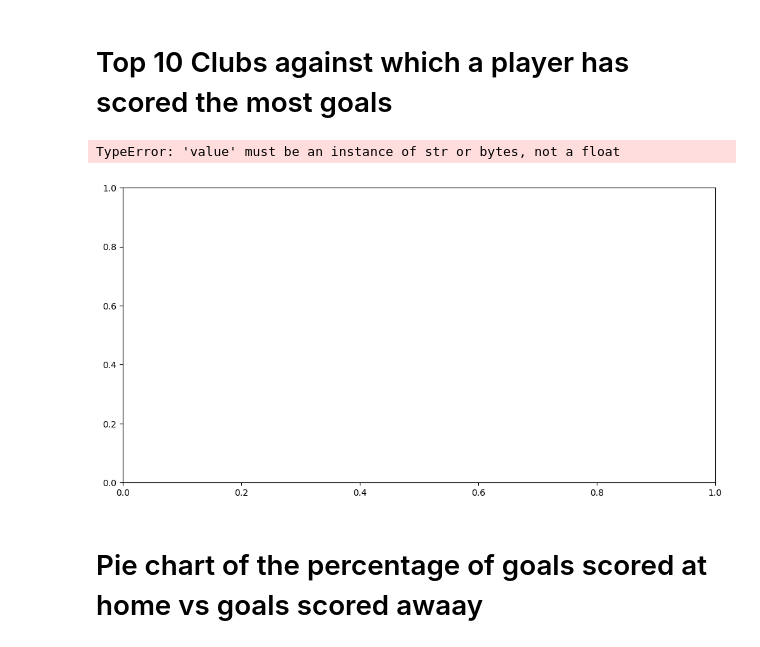
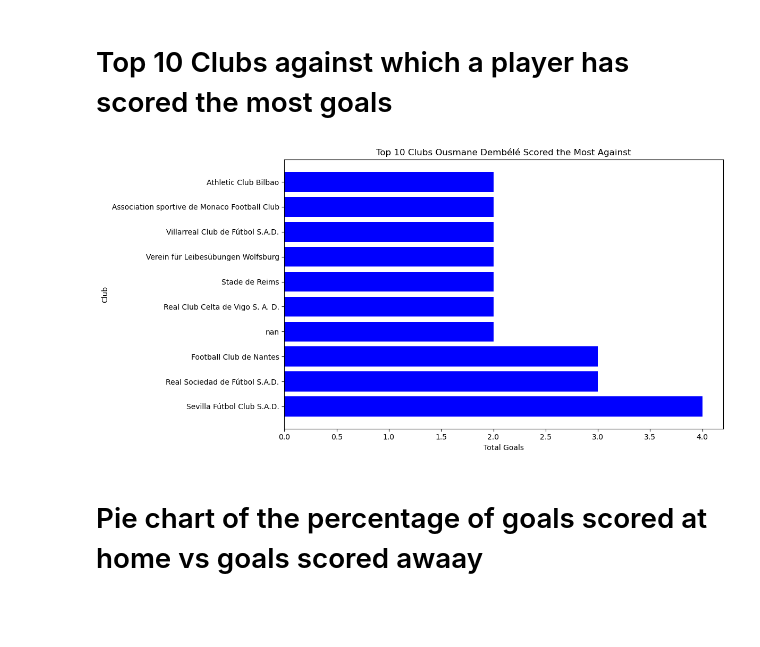
Before and after one commit to marv150302/Football-Stats-Project, a Jupyter notebook: solution/jupyter_data_analysis/data_analysis.ipynb, the cells around one changed output. Drawn from its saved outputs; the diff is of its cells as text; code cells hidden in the pictures; blank space fills up the shorter version.

```diff
--- a/solution/jupyter_data_analysis/data_analysis.ipynb
+++ b/solution/jupyter_data_analysis/data_analysis.ipynb
@@ -663,7 +645,6 @@ plot_goals_per_minute_played(player_id=288230, season_start=2016, season_end=202
 # Top 10 Clubs against which a player has scored the most goals
 # %%
 def plot_goals_against_top_clubs(player_id):
-
     appearances_collection = mongo_db['appearances']
 
     top_n = 10
@@ -702,7 +683,7 @@ def plot_goals_against_top_clubs(player_id):
         {'$limit': top_n}
     ]
 
-    # Execute MongoDB aggregation
+
     mongo_df = pd.DataFrame(list(appearances_collection.aggregate(pipeline)))
 
     # Check if expected fields exist
@@ -715,48 +696,54 @@ def plot_goals_against_top_clubs(player_id):
     # Convert club_id to int
     mongo_df['club_id'] = mongo_df['club_id'].fillna(-1).astype(int)
 
-    # Prepare tuple of club_ids for PostgreSQL query
+
     club_ids = tuple(mongo_df['club_id'])
+    if len(club_ids) == 1:
+        club_ids = f"({club_ids[0]})"
+    else:
+        club_ids = tuple(club_ids)
 
-    # PostgreSQL query to fetch club names
+    #  query to fetch club names
     club_query = f"""
     SELECT club_id, name
     FROM Clubs
     WHERE club_id IN {club_ids};
     """
 
-    # Execute PostgreSQL query
+    # Executing postgre query
     club_names_df = pd.read_sql_query(club_query, pg_engine)
 
-    # Merge MongoDB and PostgreSQL results
+    # Merging MongoDB and postgre results
     merged_df = mongo_df.merge(club_names_df, how='left', on='club_id')
     merged_df['total_goals'] = merged_df['total_goals'].fillna(0).astype(int)
 
-    # PostgreSQL query to fetch player name
+
+    merged_df['name'] = merged_df['name'].astype(str)
+
+    # query to fetch player name
     name_query = f"""
     SELECT name
     FROM Players
     WHERE player_id = {player_id};
     """
 
-    # Execute player name query
+
     name_df = pd.read_sql_query(name_query, pg_engine)
     player_name = name_df['name'].iloc[0]
 
     # Plotting
     fig, ax = plt.subplots(figsize=(12, 6))
     ax.barh(merged_df['name'], merged_df['total_goals'], color='b')
     ax.set_xlabel('Total Goals')
     ax.set_ylabel('Club')
     ax.set_title(f'Top {top_n} Clubs {player_name} Scored the Most Against')
     plt.tight_layout()
     plt.show()
 
-# Example usage
+
 plot_goals_against_top_clubs(player_id=288230)
 # %% [output]
-TypeError: 'value' must be an instance of str or bytes, not a float
-[figure, old version]
+[figure, new version]
 # %% [markdown]
 # Pie chart of the percentage of goals scored at home vs goals scored awaay
 # %%
```
Also changed, not shown: parts of 32 cells of this notebook, 3 other files.
